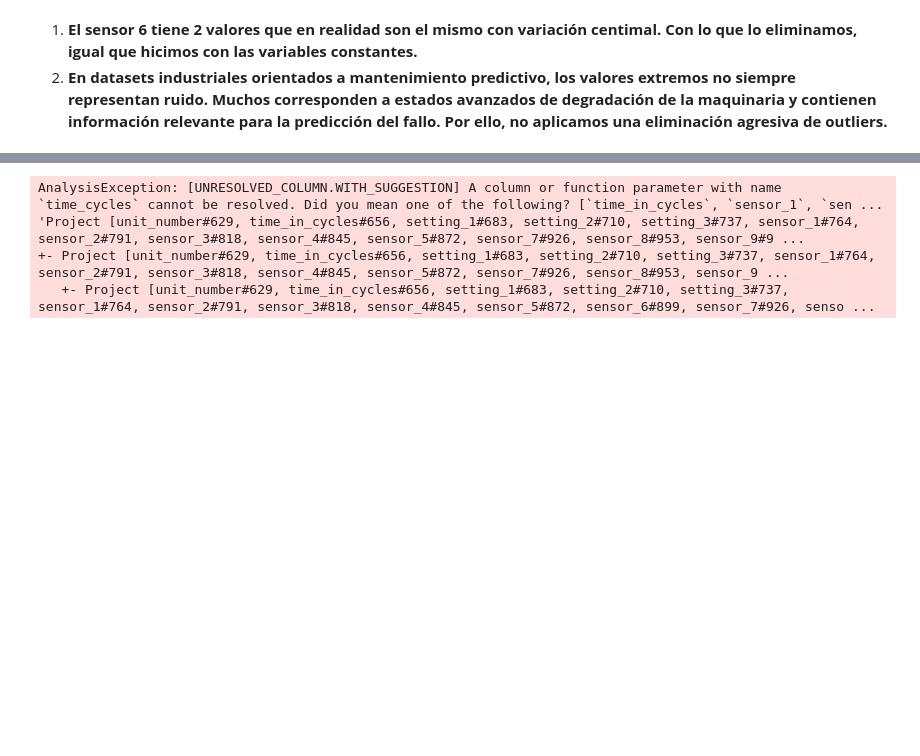
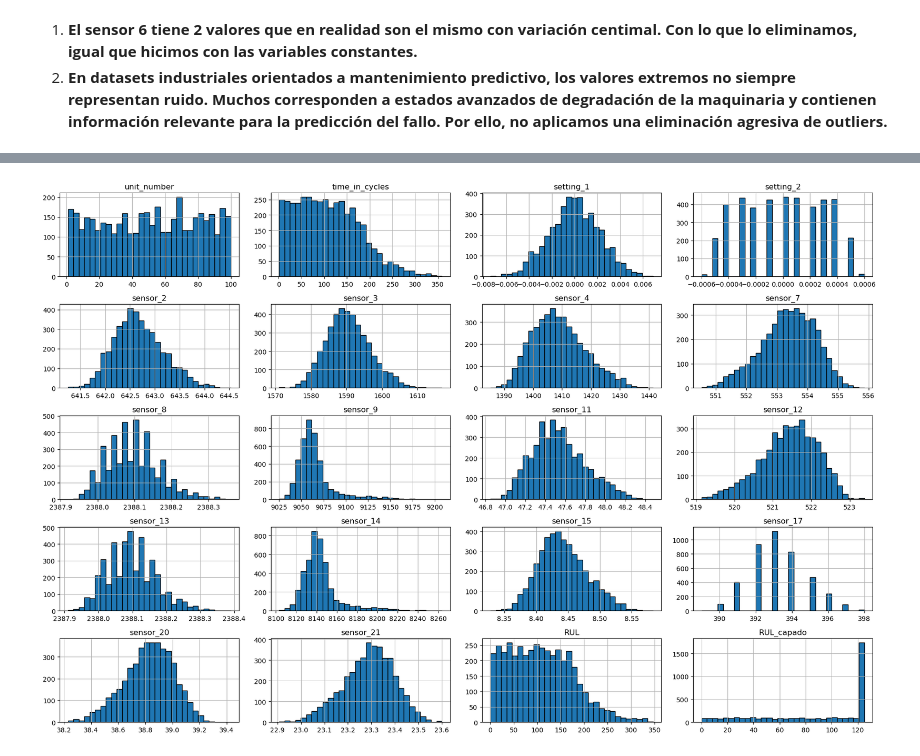
Before and after one commit to Albernio/TFM_Mantenimiento_Predictivo, a Jupyter notebook: spark/notebooks/FD001_ETL.ipynb, the cells around one changed output, grey strips where cells are left out. Cells and saved outputs as stored; diff of their text form; code cells hidden in the pictures; blank space fills up the shorter version.

```diff
--- a/spark/notebooks/FD001_ETL.ipynb
+++ b/spark/notebooks/FD001_ETL.ipynb
@@ -243,57 +255,41 @@ ventana_unit = Window.partitionBy("unit_number")
 
 df_rul = df_clean3.withColumn(
     "max_cycle",
-    F.max("time_cycles").over(ventana_unit)
+    F.max("time_in_cycles").over(ventana_unit)
 )
 
 # RUL = último ciclo del motor - ciclo actual
 
 df_rul = df_rul.withColumn(
     "RUL",
-    F.col("max_cycle") - F.col("time_cycles")
+    F.col("max_cycle") - F.col("time_in_cycles")
 )
 
 # ---------------------------------------------------------
-# 5. Opcional: aplicar RUL capado
+# RUL capado (para evitar que valores muy altos dominen el training
 # ---------------------------------------------------------
-# En mantenimiento predictivo es común limitar el RUL máximo,
-# por ejemplo a 125 ciclos, para evitar que valores muy altos
-# dominen el entrenamiento del modelo.
 
-# RUL_CAP = 125
+RUL_CAP = 125
 
-# df_rul = df_rul.withColumn(
-#     "RUL_capped",
-#     when(col("RUL") > RUL_CAP, RUL_CAP).otherwise(col("RUL"))
-# )
-
+df_rul = df_rul.withColumn(
+     "RUL_capado",
+     F.when(F.col("RUL") > RUL_CAP, RUL_CAP).otherwise(col("RUL"))
+)
 # ---------------------------------------------------------
 # 6. Eliminar columna auxiliar
 # ---------------------------------------------------------
 df_rul = df_rul.drop("max_cycle")
-
-# ---------------------------------------------------------
-# 7. Guardar dataset procesado en Parquet
-# ---------------------------------------------------------
-# output_path = "hdfs:///data/processed/cmapss/train_FD001_rul.parquet"
-
-# df_rul.write \
-#     .mode("overwrite") \
-#     .parquet(output_path)
-
-# # ---------------------------------------------------------
-# # 8. Comprobar resultado
-# # ---------------------------------------------------------
-# df_rul.select(
-#     "unit_number",
-#     "time_cycles",
-#     "RUL",
-#     "RUL_capped"
-# ).show(20)
-
-df_rul.show()
-# %% [output]
-AnalysisException: [UNRESOLVED_COLUMN.WITH_SUGGESTION] A column or function parameter with name `time_cycles` cannot be resolved. Did you mean one of the following? [`time_in_cycles`, `sensor_1`, `sen ...
-'Project [unit_number#629, time_in_cycles#656, setting_1#683, setting_2#710, setting_3#737, sensor_1#764, sensor_2#791, sensor_3#818, sensor_4#845, sensor_5#872, sensor_7#926, sensor_8#953, sensor_9#9 ...
-+- Project [unit_number#629, time_in_cycles#656, setting_1#683, setting_2#710, setting_3#737, sensor_1#764, sensor_2#791, sensor_3#818, sensor_4#845, sensor_5#872, sensor_7#926, sensor_8#953, sensor_9 ...
-   +- Project [unit_number#629, time_in_cycles#656, setting_1#683, setting_2#710, setting_3#737, sensor_1#764, sensor_2#791, sensor_3#818, sensor_4#845, sensor_5#872, sensor_6#899, sensor_7#926, senso ...
+# %%
+# HISTOGRAMAS TRÁS RUL
+hdf = df_rul.sample(False, 0.2, seed=42).toPandas()
+
+hdf.hist(
+    bins=30,
+    figsize=(18, 12),
+    edgecolor="black"
+)
+
+plt.tight_layout()
+plt.show()
+# %% [output]
+[figure, added]
```
Also changed, not shown: parts of 14 cells of this notebook, 1 other file.
